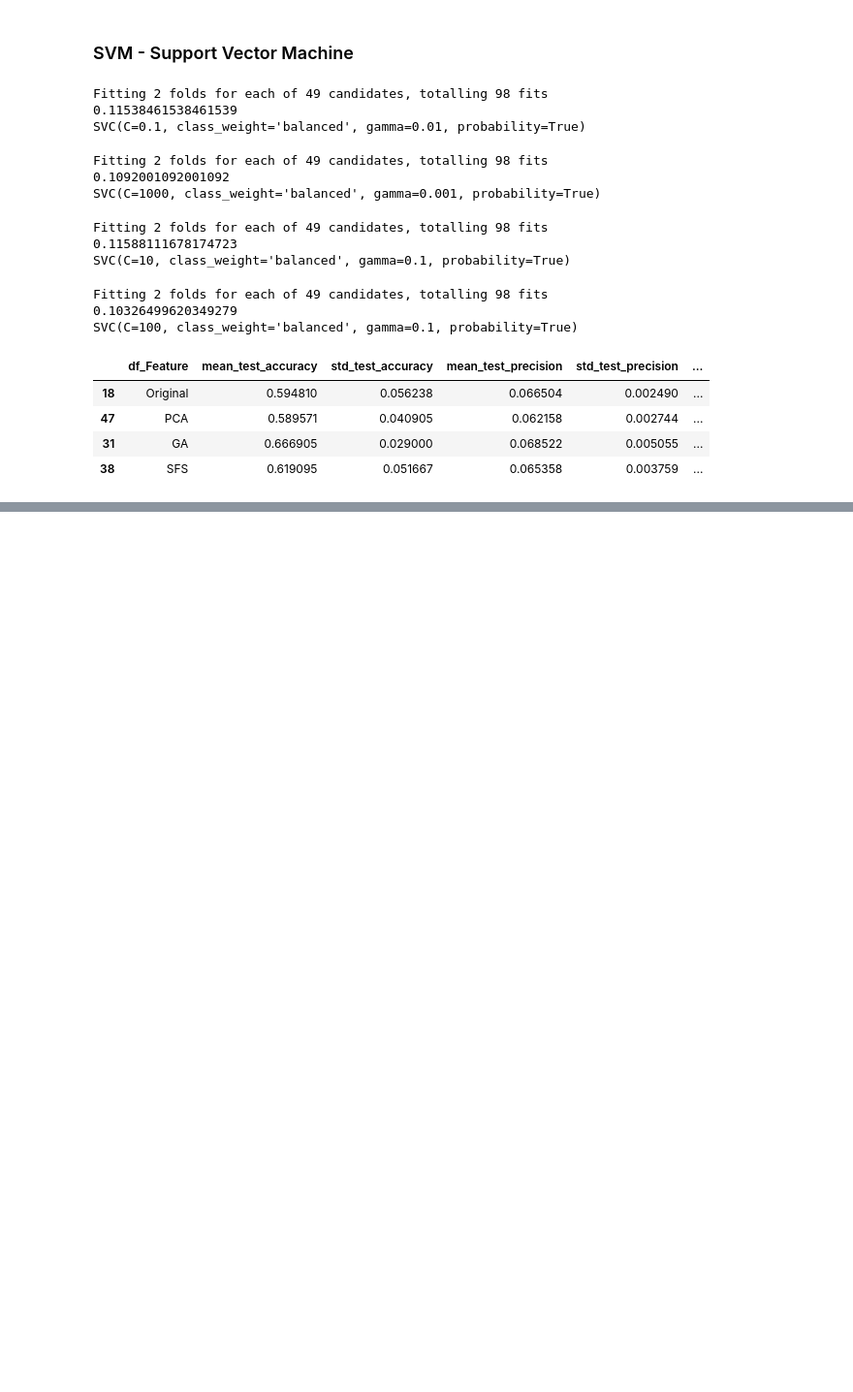
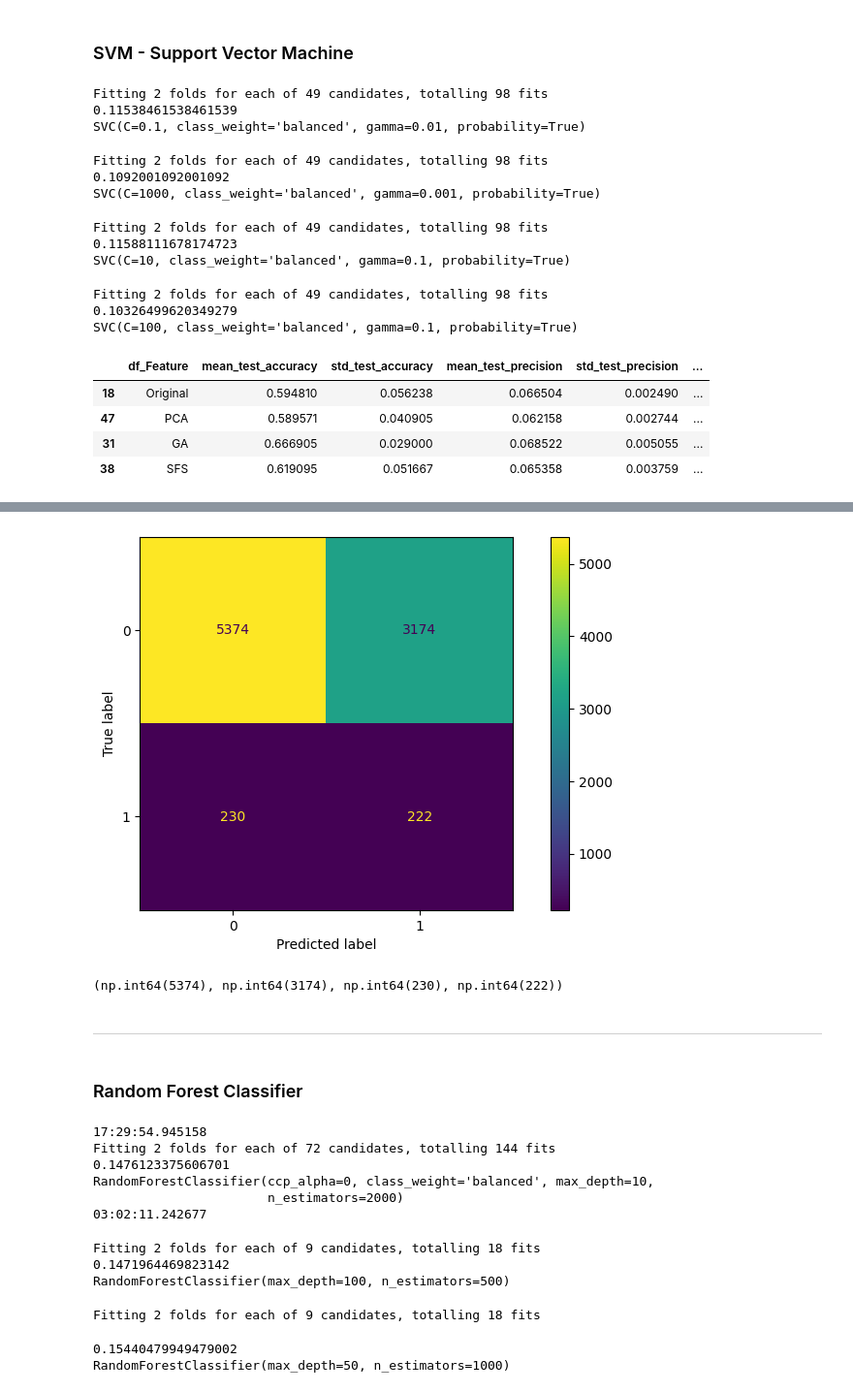
Before and after one commit to AlexCecconi/ReconhecimentoPadroes_FrenchInsurance, a Jupyter notebook: Motor_Insurance_Project.ipynb, the cells around one changed output, grey strips where cells are left out. Shown at 97% size. Cells and saved outputs as stored; diff of their text form; code cells hidden in the pictures; blank space fills up the shorter version.

```diff
--- a/Motor_Insurance_Project.ipynb
+++ b/Motor_Insurance_Project.ipynb
@@ -801,0 +854,21 @@ Resultado
+# %%
+#Matriz de confusao
+fig, ax = plt.subplots(1,1 ,figsize=(10,5))
+
+predictions = Model_grid.predict(X_test)
+cm = confusion_matrix(y_test, predictions, labels=Model_grid.classes_)
+disp = ConfusionMatrixDisplay(confusion_matrix=cm, display_labels = Model_grid.classes_)
+
+disp.plot(ax=ax)
+plt.show()
+# %% [output]
+[figure, added]
+# %%
+tn, fp, fn, tp = confusion_matrix(y_test, predictions, labels=Model_grid.classes_).ravel()
+(tn, fp, fn, tp)
+# %% [output]
+(np.int64(5374), np.int64(3174), np.int64(230), np.int64(222))
+# %% [markdown]
+-----------------------------------
+# %% [markdown]
+### Random Forest Classifier
@@ -801,0 +898,24 @@ Resultado
+# %%
+now = datetime.datetime.now()
+print(now.time())
+
+Model_grid.fit(X_train, y_train )
+model2 = deepcopy(Model_grid)
+
+print(Model_grid.score(X_test,y_test) )
+print(Model_grid.best_estimator_)
+#cache_size
+Model_grid_results = pd.DataFrame(Model_grid.cv_results_)
+Model_grid_results.insert(0, "df_Feature", 'Original', True)
+best_grid = Model_grid.best_params_
+model_predict = Model_grid.best_estimator_
+
+now = datetime.datetime.now()
+print(now.time())
+# %% [output]
+17:29:54.945158
+Fitting 2 folds for each of 72 candidates, totalling 144 fits
+0.1476123375606701
+RandomForestClassifier(ccp_alpha=0, class_weight='balanced', max_depth=10,
+                       n_estimators=2000)
+03:02:11.242677
@@ -801,0 +924,26 @@ Resultado
+# %%
+Model_grid.fit(X_train_pca, y_train_pca )
+
+print(Model_grid.score(X_test_pca, y_test_pca) )
+print(Model_grid.best_estimator_)
+
+Model_grid_results_pca = pd.DataFrame(Model_grid.cv_results_)
+Model_grid_results_pca.insert(0, "df_Feature", 'PCA', True)
+best_grid_pca = Model_grid.best_params_
+# %% [output]
+Fitting 2 folds for each of 9 candidates, totalling 18 fits
+0.1471964469823142
+RandomForestClassifier(max_depth=100, n_estimators=500)
+# %%
+Model_grid.fit(X_train_GA, y_train_GA )
+
+print(Model_grid.score(X_test_GA,y_test_GA) )
+print(Model_grid.best_estimator_)
+
+Model_grid_results_GA = pd.DataFrame(Model_grid.cv_results_)
+Model_grid_results_GA.insert(0, "df_Feature", 'GA', True)
+best_grid_GA = Model_grid.best_params_
+# %% [output]
+Fitting 2 folds for each of 9 candidates, totalling 18 fits
+0.15440479949479002
+RandomForestClassifier(max_depth=50, n_estimators=1000)
```
Also changed, not shown: parts of 20 cells of this notebook.
